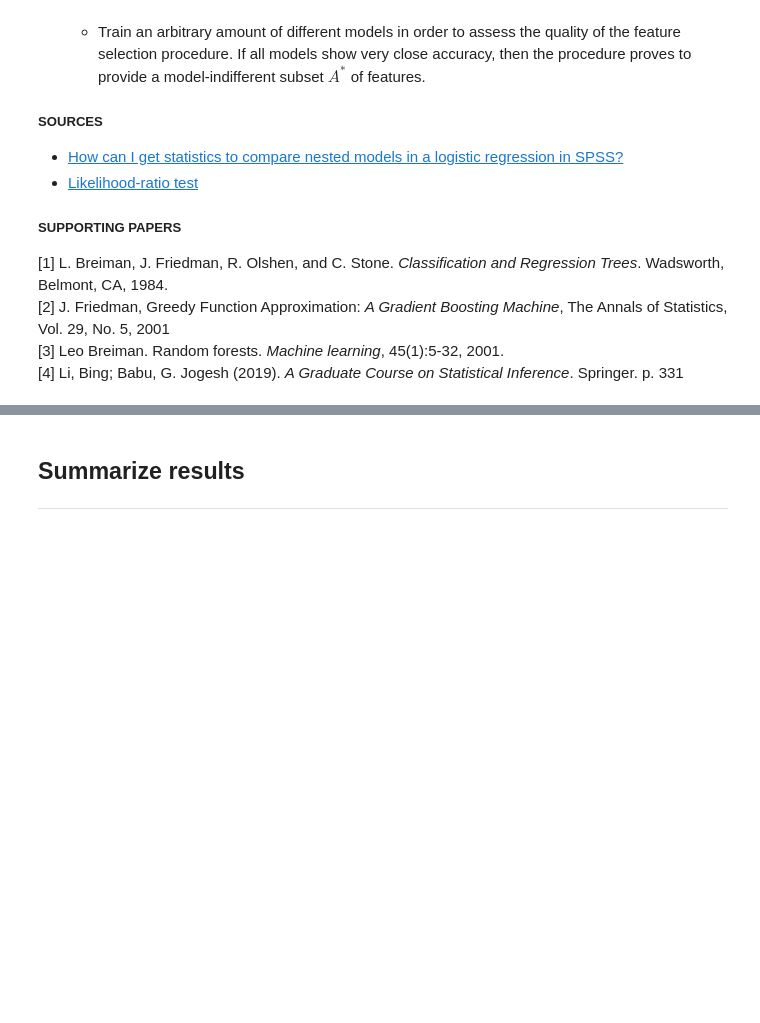
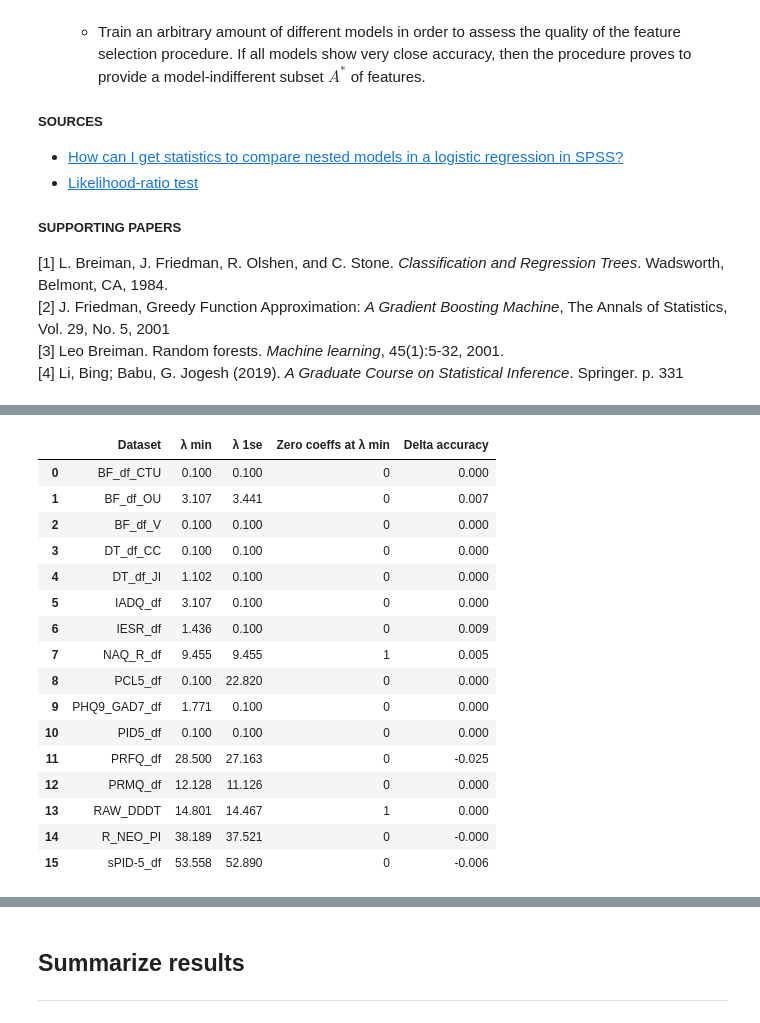
Before and after one commit to MattiaBrocco/Model-agnostic-feature-selection, a Jupyter notebook: CBSD Project MB.ipynb, the cells around one changed output, grey strips where cells are left out. Cells and saved outputs as stored; diff of their text form; code cells hidden in the pictures; blank space fills up the shorter version.

```diff
--- a/CBSD Project MB.ipynb
+++ b/CBSD Project MB.ipynb
@@ -128,0 +170,32 @@ dtype: float64
+# %%
+from sklearn.linear_model import LogisticRegressionCV
+
+lasso_benchmark = []
+for k, v in data_collection.items():
+
+    algo1 = LogisticRegressionCV(Cs = 1/np.linspace(.1, 100, 300),
+                                 penalty = "l1", n_jobs = -1,
+                                 random_state = 42, solver = "saga",
+                                 cv = 5, max_iter = 5e3, scoring = "accuracy")
+    algo1.fit(v[0][:,v[4]["Features"]], v[2])
+
+    mean_cv_scores = algo1.scores_[1].mean(axis = 0)
+
+    # Lambda min (LogisticRegressionCV uses inverse of lambda)
+    lambda_min = algo1.Cs_[np.argmax(mean_cv_scores)]
+
+    # Lambda 1SE (LogisticRegressionCV uses inverse of lambda)
+    one_se_min = np.max(mean_cv_scores) - (np.std(mean_cv_scores)/\
+                                           np.sqrt(len(mean_cv_scores)))
+
+    lambda_1se = algo1.Cs_[np.argmax(mean_cv_scores[mean_cv_scores <= one_se_min])]
+
+    # Number of coefficients excluded at best lambda
+    zero_coefs = np.sum(algo1.coef_ == 0)
+
+    # Difference in accuracy
+    benchmarked_best = v[5]["Logistic Regression"]
+    algo1_acc = algo1.score(v[1][:,v[4]["Features"]], v[3])
+
+    lasso_benchmark += [[k, algo1, np.round(1/lambda_min, 3), np.round(1/lambda_1se, 3),
+                         zero_coefs, np.round(algo1_acc-benchmarked_best, 3)]]
@@ -128,0 +258,24 @@ dtype: float64
+# %%
+lasso_benchmark_df = pd.DataFrame(lasso_benchmark,
+                                  columns = ["Dataset", "Algo", "λ min", "λ 1se",
+                                             "Zero coeffs at λ min",
+                                             "Delta accuracy"]).drop("Algo", axis = 1)
+lasso_benchmark_df
+# %% [output]
+|  | Dataset | λ min | λ 1se | Zero coeffs at λ min | Delta accuracy |
+| 0 | BF_df_CTU | 0.100 | 0.100 | 0 | 0.000 |
+| 1 | BF_df_OU | 3.107 | 3.441 | 0 | 0.007 |
+| 2 | BF_df_V | 0.100 | 0.100 | 0 | 0.000 |
+| 3 | DT_df_CC | 0.100 | 0.100 | 0 | 0.000 |
+| 4 | DT_df_JI | 1.102 | 0.100 | 0 | 0.000 |
+| 5 | IADQ_df | 3.107 | 0.100 | 0 | 0.000 |
+| 6 | IESR_df | 1.436 | 0.100 | 0 | 0.009 |
+| 7 | NAQ_R_df | 9.455 | 9.455 | 1 | 0.005 |
+| 8 | PCL5_df | 0.100 | 22.820 | 0 | 0.000 |
+| 9 | PHQ9_GAD7_df | 1.771 | 0.100 | 0 | 0.000 |
+| 10 | PID5_df | 0.100 | 0.100 | 0 | 0.000 |
+| 11 | PRFQ_df | 28.500 | 27.163 | 0 | -0.025 |
+| 12 | PRMQ_df | 12.128 | 11.126 | 0 | 0.000 |
+| 13 | RAW_DDDT | 14.801 | 14.467 | 1 | 0.000 |
+| 14 | R_NEO_PI | 38.189 | 37.521 | 0 | -0.000 |
+| 15 | sPID-5_df | 53.558 | 52.890 | 0 | -0.006 |
```
Also changed, not shown: parts of 11 cells of this notebook, 33 other files.
